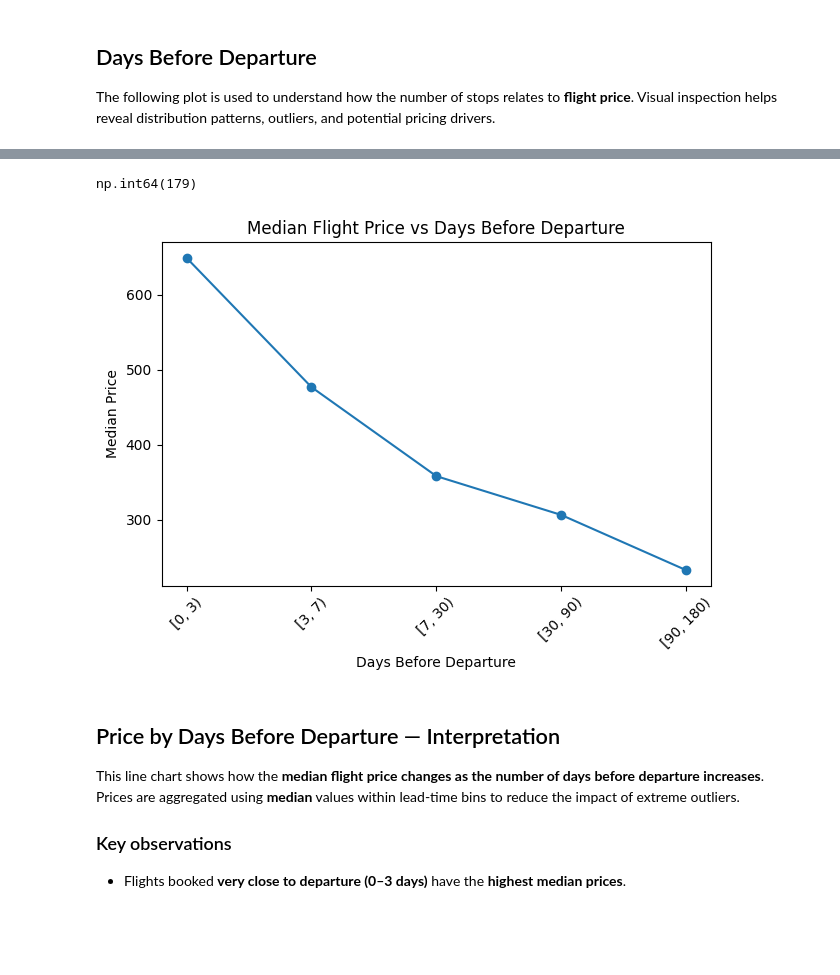
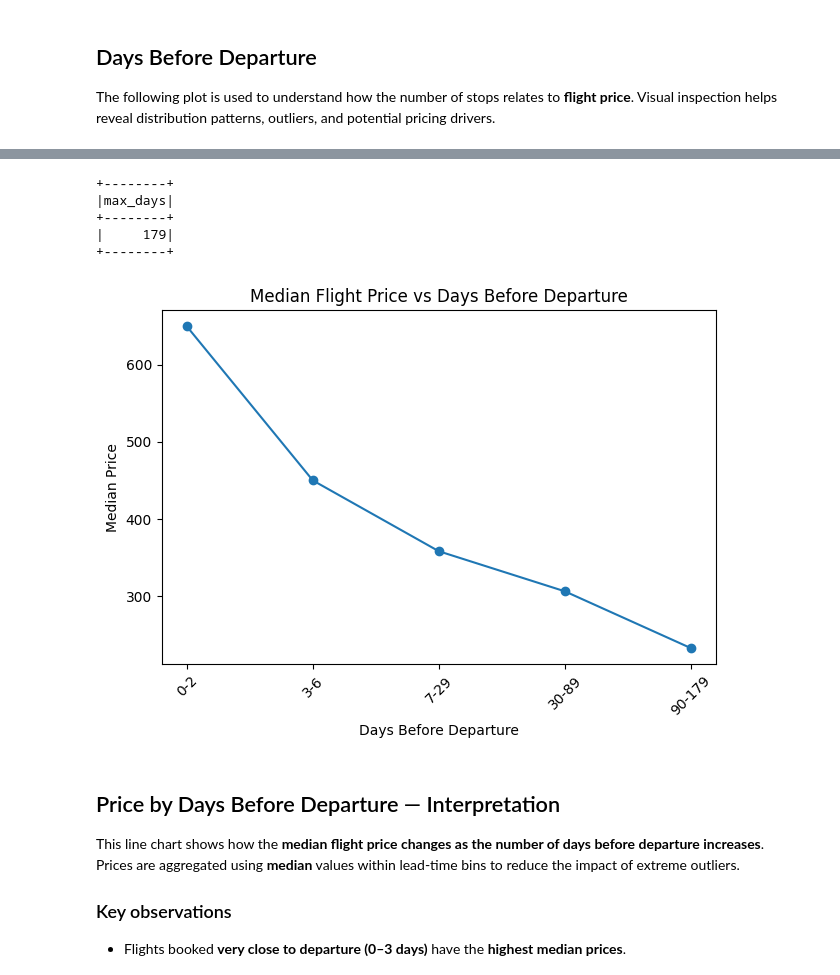
Before and after one commit to jjianhhao/Flight-Price-Predictor, a Jupyter notebook: Notebooks/01_data_exploration_fully_documented.ipynb, the cells around one changed output, grey strips where cells are left out. Saved outputs shown, nothing was run; the diff lists cells and outputs as text; code cells hidden in the pictures; blank space fills up the shorter version.

```diff
--- a/Notebooks/01_data_exploration_fully_documented.ipynb
+++ b/Notebooks/01_data_exploration_fully_documented.ipynb
@@ -155,12 +194,13 @@ df.to_csv('../Data/Cleaned/cleaned_flight_data.csv', index = False)
 
 The following plot is used to understand how the departure month relates to **flight price**. Visual inspection helps reveal distribution patterns, outliers, and potential pricing drivers.
 # %%
-df['dep_month'] = df['departure_date'].dt.month
+df = df.withColumn('dep_month', F.month(F.col('departure_date')))
+pdf = df.toPandas()
 
 sns.boxplot(
     x='dep_month',
     y='price',
-    data=df
+    data=pdf
 )
 plt.title('Price by Departure Month')
 plt.xlabel('Departure Month')
@@ -193,12 +233,12 @@ Departure month reflects **broad seasonal trends**, but due to high variance and
 
 The following plot is used to understand how the route taken relates to **flight price**. Visual inspection helps reveal distribution patterns, outliers, and potential pricing drivers.
 # %%
-df['route'] = df['origin'] +'-'+ df['destination']
-
+df = df.withColumn("route", F.concat_ws("-", F.col("origin"), F.col("destination")))
+pdf = df.toPandas()
 sns.boxplot(
     x='route',
     y='price',
-    data=df
+    data=pdf
 )
 plt.title('Price by Route')
 plt.xlabel('Route')
@@ -338,6 +380,9 @@ This feature adds incremental value when combined with other predictors rather t
 
 The following plot is used to understand how the number of stops relates to **flight price**. Visual inspection helps reveal distribution patterns, outliers, and potential pricing drivers.
 # %%
-df["days_before_departure"] = (df["departure_date"] - df["booking_date"]).dt.days
-df.head()
+df = df.withColumn(
+    "days_before_departure",
+    F.datediff(F.col("departure_date"), F.col("booking_date"))
+)
+df.show(5)
 # %% [output]
@@ -350,36 +399,52 @@ df.head()
 # %%
-df['days_before_departure'].max()
+df.agg(F.max("days_before_departure").alias("max_days")).show()
 # %% [output]
-np.int64(179)
++--------+
+|max_days|
++--------+
+|     179|
++--------+
 # %%
-bins = [0, 3, 7, 30, 90, 180]
-df['lead_time_bin'] = pd.cut(
-    df['days_before_departure'],
-    bins=bins,
-    right=False
+df = df.withColumn(
+    "lead_time_bin",
+    F.when(F.col("days_before_departure") < 3, "0-2")
+     .when((F.col("days_before_departure") >= 3) & (F.col("days_before_departure") < 7), "3-6")
+     .when((F.col("days_before_departure") >= 7) & (F.col("days_before_departure") < 30), "7-29")
+     .when((F.col("days_before_departure") >= 30) & (F.col("days_before_departure") < 90), "30-89")
+     .when((F.col("days_before_departure") >= 90) & (F.col("days_before_departure") < 180), "90-179")
+     .otherwise("180+")
 )
 
-lead_stats = (
-    df.groupby('lead_time_bin', observed= True)['price']
-    .median()
-    .reset_index()
+df = df.withColumn(
+    "lead_time_order",
+    F.when(F.col("lead_time_bin")=="0-2", 0)
+     .when(F.col("lead_time_bin")=="3-6", 1)
+     .when(F.col("lead_time_bin")=="7-29", 2)
+     .when(F.col("lead_time_bin")=="30-89", 3)
+     .when(F.col("lead_time_bin")=="90-179", 4)
+     .otherwise(5)
 )
 
+lead_stats_spark = df.groupBy("lead_time_bin", "lead_time_order") \
+.agg(F.expr("percentile_approx(price, 0.5)").alias("median_price")) \
+.orderBy("lead_time_order")
+
+lead_stats = lead_stats_spark.toPandas()
 
 plt.figure()
 plt.plot(
     lead_stats['lead_time_bin'].astype(str),
-    lead_stats['price'],
+    lead_stats['median_price'],
     marker='o',
 )
 plt.xticks(rotation=45)
 plt.xlabel('Days Before Departure')
 plt.ylabel('Median Price')
 plt.title('Median Flight Price vs Days Before Departure')
 plt.tight_layout()
 plt.show()
 # %% [output]
-[figure, old version]
+[figure, new version]
 # %% [markdown]
 ## Price by Days Before Departure — Interpretation
 
```
Also changed, not shown: parts of 25 cells of this notebook, 1 other file.
